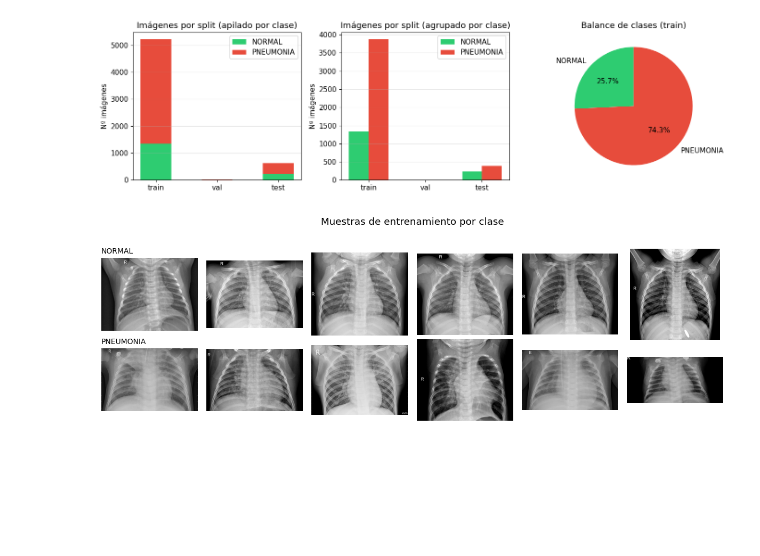
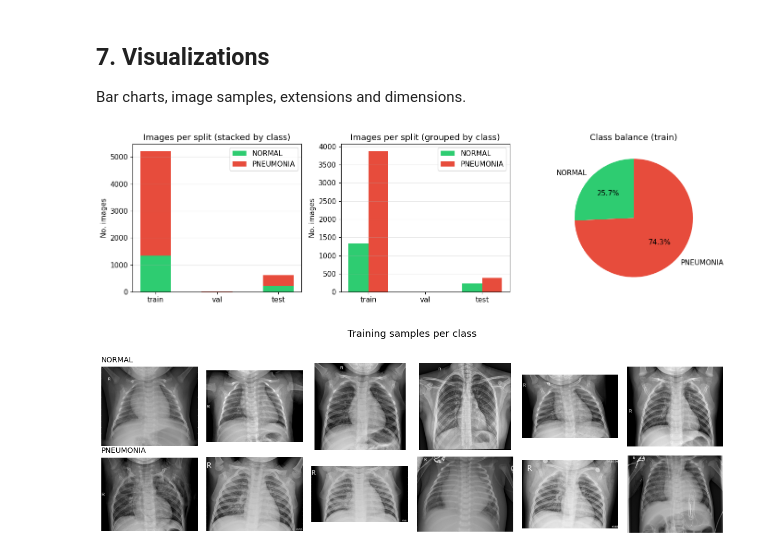
Before and after one commit to emiliodelgadouy/tesis, a Jupyter notebook: 01_data_audit.ipynb, the cells around one changed output. Saved outputs shown, nothing was run; the diff lists cells and outputs as text; code cells hidden in the pictures; blank space fills up the shorter version.

```diff
--- a/01_data_audit.ipynb
+++ b/01_data_audit.ipynb
@@ -65,0 +99,28 @@ Total global: 5856
+# %%
+def file_hash(path, limit_mb=50):
+    h = hashlib.md5()
+    with open(path, "rb") as f:
+        for chunk in iter(lambda: f.read(1 << 20), b""):
+            h.update(chunk)
+            if f.tell() > limit_mb * (1 << 20):
+                break
+    return h.hexdigest()
+
+hash_to_paths = defaultdict(list)
+for split in splits:
+    for cls, files in file_lists.get(split, {}).items():
+        for p in files:
+            if str(p) not in corrupt_paths:
+                try:
+                    h = file_hash(p)
+                    hash_to_paths[h].append((str(p), split, cls))
+                except Exception:
+                    pass
+
+duplicates = {h: paths for h, paths in hash_to_paths.items() if len(paths) > 1}
+if duplicates:
+    print(f"⚠️ Found {len(duplicates)} duplicate image(s) (same content):")
+    for h, paths in list(duplicates.items())[:3]:
+        print(f"  Hash {h[:12]}... appears in: {[p[0].split('/')[-1] for p in paths]}")
+else:
+    print("✓ No duplicate images detected (by content hash)")
@@ -66,3 +132,7 @@ Total global: 5856
+# %% [markdown]
+## 7. Visualizations
+
+Bar charts, image samples, extensions and dimensions.
 # %%
 fig, axes = plt.subplots(1, 3, figsize=(14, 4))
 
@@ -78,8 +148,8 @@ for cls in classes:
     bottom += vals
 axes[0].set_xticks(x)
 axes[0].set_xticklabels(splits_ok)
-axes[0].set_ylabel("Nº imágenes")
-axes[0].set_title("Imágenes por split (apilado por clase)")
+axes[0].set_ylabel("No. images")
+axes[0].set_title("Images per split (stacked by class)")
 axes[0].legend()
 axes[0].grid(axis="y", alpha=0.3)
 
@@ -90,39 +160,40 @@ for i, cls in enumerate(classes):
     axes[1].bar(x + (i - 0.5) * w, vals, w, label=cls, color=colors.get(cls, "gray"))
 axes[1].set_xticks(x)
 axes[1].set_xticklabels(splits_ok)
-axes[1].set_ylabel("Nº imágenes")
-axes[1].set_title("Imágenes por split (agrupado por clase)")
+axes[1].set_ylabel("No. images")
+axes[1].set_title("Images per split (grouped by class)")
 axes[1].legend()
 axes[1].grid(axis="y", alpha=0.3)
 
 train_tot = sum(counts["train"].values()) if "train" in counts else 0
 if train_tot > 0:
     sizes = [counts["train"].get(c, 0) for c in classes]
-    axes[2].pie(sizes, labels=classes, autopct="%1.1f%%", colors=[colors.get(c, "gray") for c in classes], startangle=90)
-    axes[2].set_title("Balance de clases (train)")
+    axes[2].pie(sizes, labels=classes, autopct="%1.1f%%", colors=[colors.get(c, "gray") for c in classes],
+                startangle=90)
+    axes[2].set_title("Class balance (train)")
 plt.tight_layout()
 plt.show()
 # %% [output]
-[figure, old version]
+[figure, new version]
 # %%
-# Rejilla de muestras: una fila por clase (desde train)
+# Sample grid: one row per class (from train)
 n_per_class = 6
 fig, axes = plt.subplots(len(classes), n_per_class, figsize=(12, 2 * len(classes)))
 if len(classes) == 1:
     axes = axes.reshape(1, -1)
 for row, cls in enumerate(classes):
     files = file_lists.get("train", {}).get(cls, [])[:n_per_class]
     for col in range(n_per_class):
         ax = axes[row, col]
         if col < len(files):
             with Image.open(files[col]) as img:
                 ax.imshow(img, cmap="gray")
             ax.set_title(f"{cls}" if col == 0 else "", loc="left", fontsize=10)
         ax.axis("off")
-plt.suptitle("Muestras de entrenamiento por clase", y=1.02)
+plt.suptitle("Training samples per class", y=1.02)
 plt.tight_layout()
 plt.show()
 # %% [output]
-[figure, old version]
+[figure, new version]
 # %%
 extensions = defaultdict(int)
```
Also changed, not shown: parts of 21 cells of this notebook, 6 other files.
